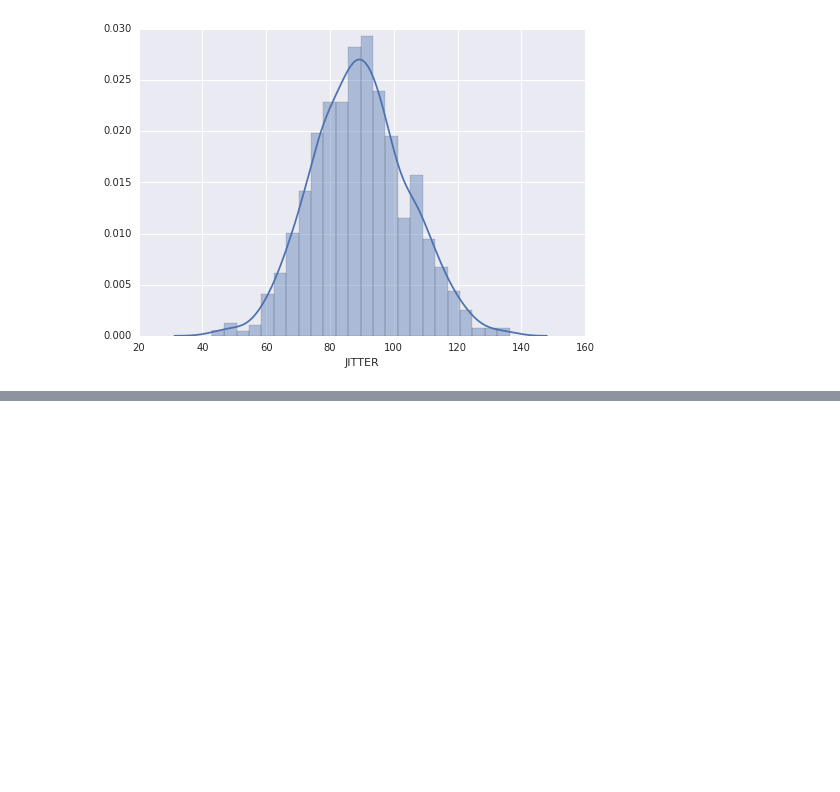
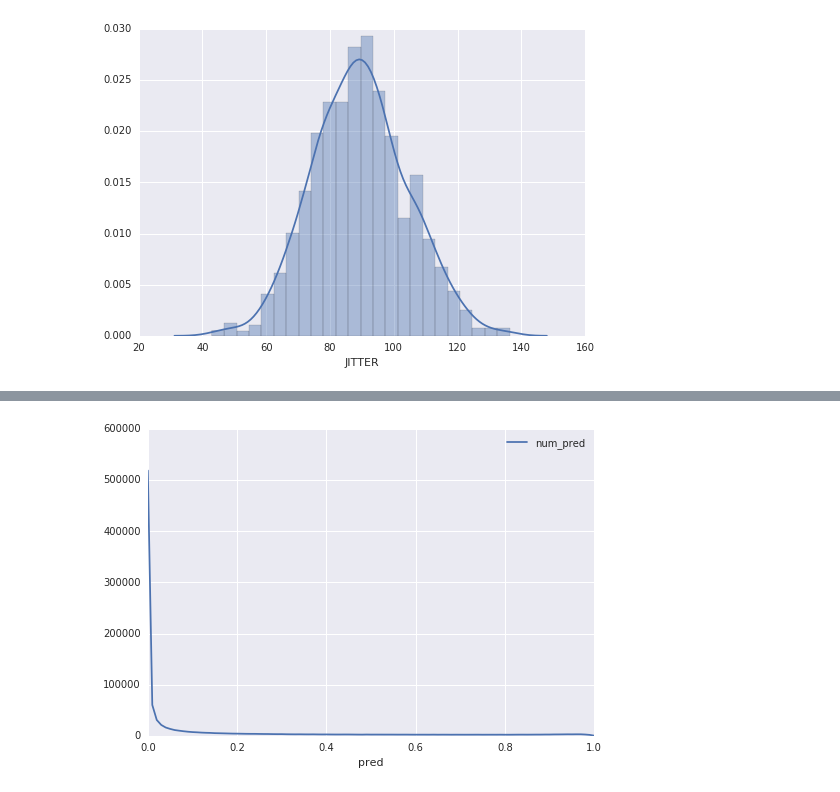
Before and after one commit to GoogleCloudPlatform/data-science-on-gcp, a Jupyter notebook: 10_realtime/distributions.ipynb, the cells around one changed output, grey strips where cells are left out. Cells and saved outputs as stored; diff of their text form; code cells hidden in the pictures; blank space fills up the shorter version.

```diff
--- a/10_realtime/distributions.ipynb
+++ b/10_realtime/distributions.ipynb
@@ -60,0 +84,5 @@ sns.distplot(df['JITTER'], kde=True);
+# %%
+late = df[df['ontime'] < 0.5].sort_values(by='pred')
+late.plot(x='pred', y='num_pred');
+# %% [output]
+[figure, added]
```
Also changed, not shown: parts of 10 cells of this notebook, 2 other files.
